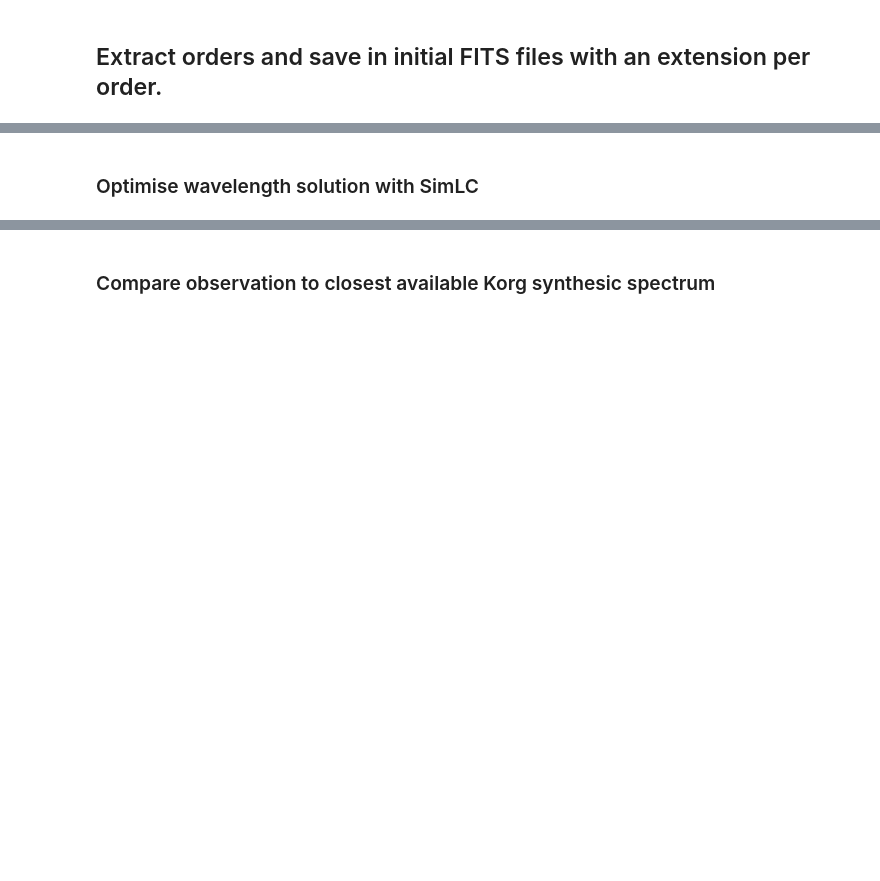
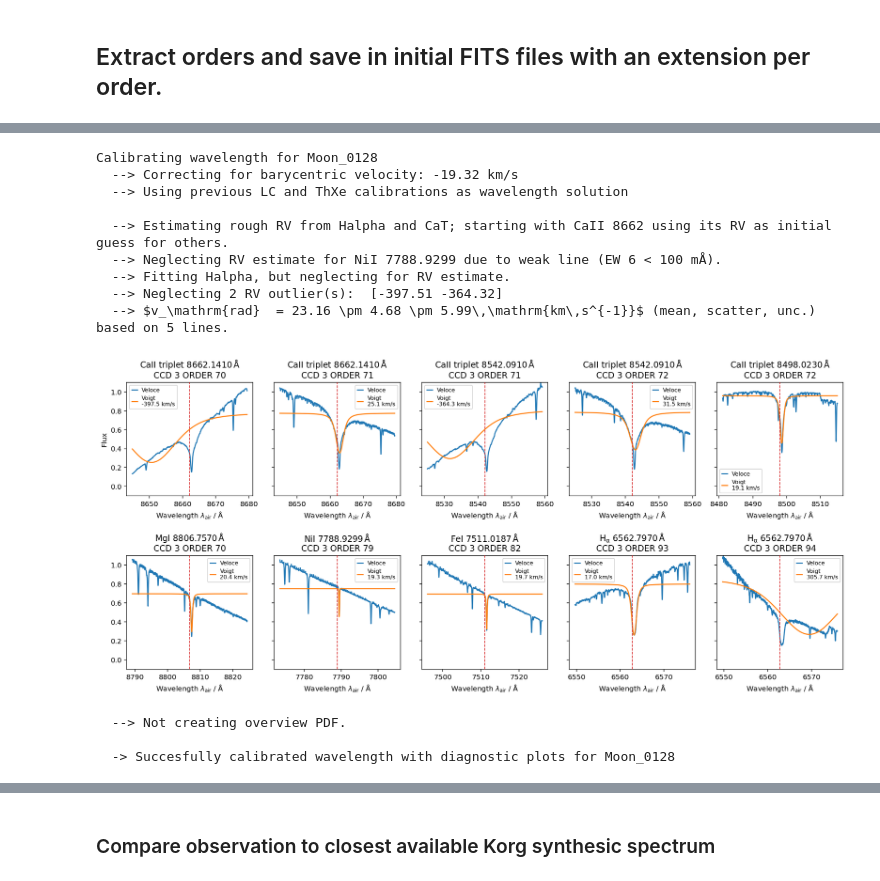
Before and after one commit to svenbuder/velocereduction, a Jupyter notebook: scripts/VeloceReduction_tutorial.ipynb, the cells around one changed output, grey strips where cells are left out. Cells and saved outputs as stored; diff of their text form; code cells hidden in the pictures; blank space fills up the shorter version.

```diff
--- a/scripts/VeloceReduction_tutorial.ipynb
+++ b/scripts/VeloceReduction_tutorial.ipynb
@@ -248,16 +423,29 @@ for science_object in list(science_runs.keys()):
 # %%
 for science_object in list(science_runs.keys()):
-    try:
-        VR.calibration.calibrate_wavelength(
-            science_object,
-            pixel_shifts = ccd_pixel_shifts_wrt_reference,
-            optimise_lc_solution=False,
-            correct_barycentric_velocity=True,
-            create_overview_pdf=False,
-            fit_voigt_for_rv = True
-        )
-        print('  -> Succesfully calibrated wavelength with diagnostic plots for '+science_object+'\n')
-    except:
-        print('  -> Failed to calibrate wavelength for '+science_object+'\n')
+    if science_object == 'Moon_0128':
+        try:
+            VR.calibration.calibrate_wavelength(
+                science_object,
+                pixel_shifts = ccd_pixel_shifts_wrt_reference,
+                optimise_lc_solution=False,
+                correct_barycentric_velocity=True,
+                create_overview_pdf=False,
+                fit_voigt_for_rv = True
+            )
+            print('  -> Succesfully calibrated wavelength with diagnostic plots for '+science_object+'\n')
+        except:
+            print('  -> Failed to calibrate wavelength for '+science_object+'\n')
+# %% [output]
+Calibrating wavelength for Moon_0128
+  --> Correcting for barycentric velocity: -19.32 km/s
+  --> Using previous LC and ThXe calibrations as wavelength solution
+
+  --> Estimating rough RV from Halpha and CaT; starting with CaII 8662 using its RV as initial guess for others.
+  --> Neglecting RV estimate for NiI 7788.9299 due to weak line (EW 6 < 100 mÅ).
+  --> Fitting Halpha, but neglecting for RV estimate.
+  --> Neglecting 2 RV outlier(s):  [-397.51 -364.32]
+  --> $v_\mathrm{rad}  = 23.16 \pm 4.68 \pm 5.99\,\mathrm{km\,s^{-1}}$ (mean, scatter, unc.) based on 5 lines.
+[figure, added]
+  --> Not creating overview PDF.
+
+  -> Succesfully calibrated wavelength with diagnostic plots for Moon_0128
-# %% [markdown]
-### Optimise wavelength solution with SimLC
```
Also changed, not shown: parts of 18 cells of this notebook, 1 other file.
